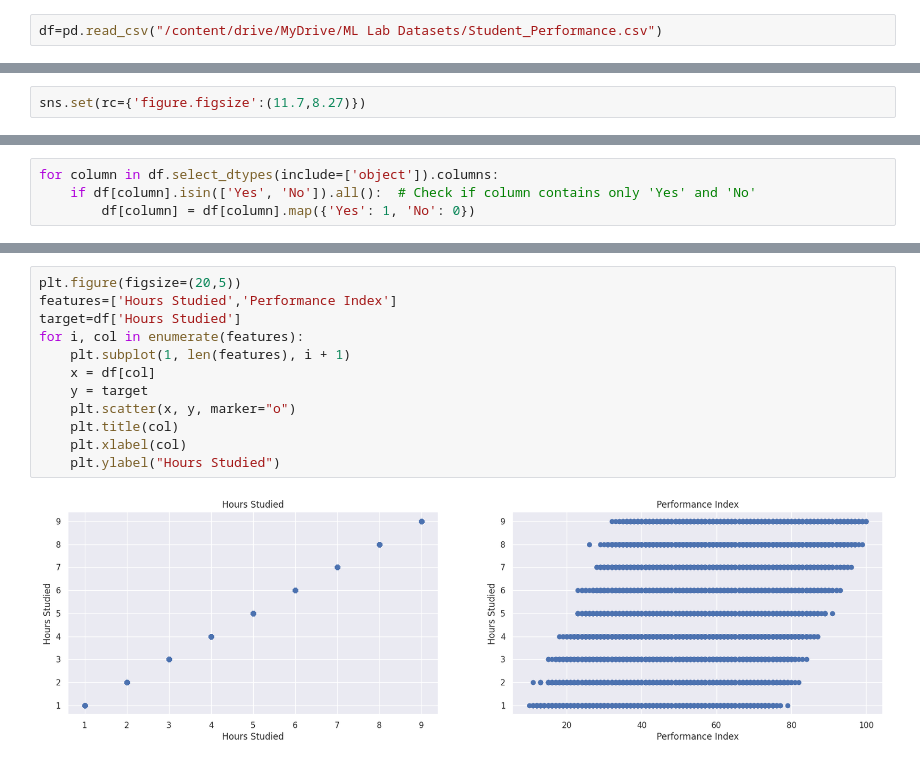
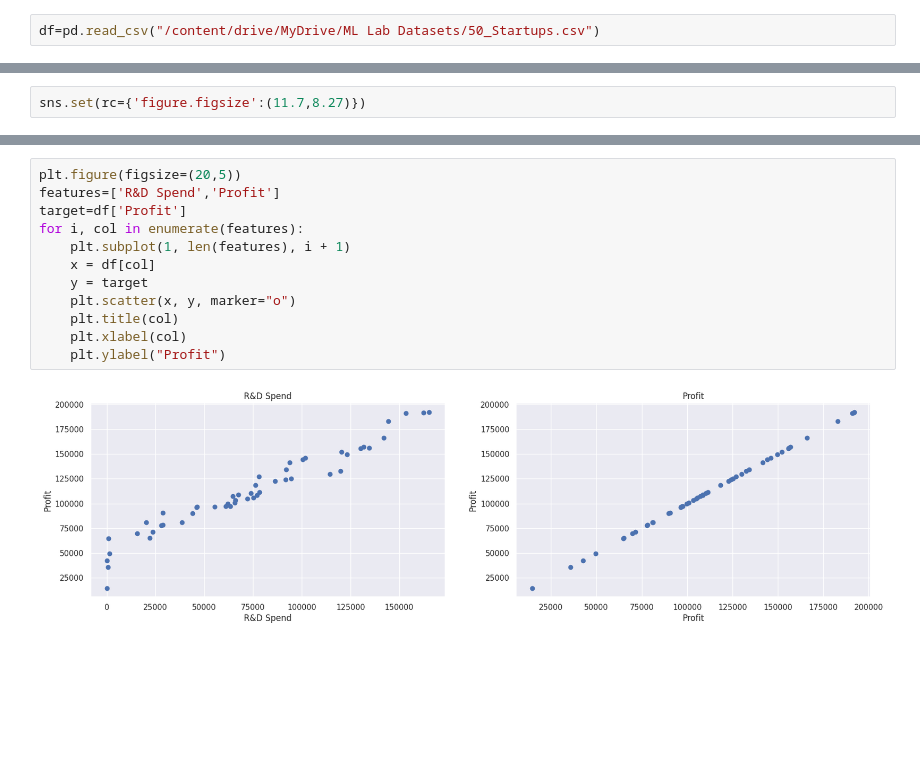
Before and after one commit to nishanth-sudo/ML-Laboratory, a Jupyter notebook: Multivariate_Linear_Regression.ipynb, the cells around one changed output, grey strips where cells are left out. Drawn from its saved outputs; the diff is of its cells as text; blank space fills up the shorter version.

```diff
--- a/Multivariate_Linear_Regression.ipynb
+++ b/Multivariate_Linear_Regression.ipynb
@@ -5,7 +5,7 @@ import matplotlib.pyplot as plt
 import seaborn as sns
 import pandas as pd
 # %%
-df=pd.read_csv("/content/drive/MyDrive/ML Lab Datasets/Student_Performance.csv")
+df=pd.read_csv("/content/drive/MyDrive/ML Lab Datasets/50_Startups.csv")
 # %%
 df.head()
 # %% [output]
@@ -36,4 +34,0 @@ sns.histplot(df['Performance Index'],bins=30,kde=True, stat="density")
-# %%
-for column in df.select_dtypes(include=['object']).columns:
-    if df[column].isin(['Yes', 'No']).all():  # Check if column contains only 'Yes' and 'No'
-        df[column] = df[column].map({'Yes': 1, 'No': 0})
@@ -47,14 +44,14 @@ sns.heatmap(data=corr,annot=True)
 # %%
 plt.figure(figsize=(20,5))
-features=['Hours Studied','Performance Index']
-target=df['Hours Studied']
+features=['R&D Spend','Profit']
+target=df['Profit']
 for i, col in enumerate(features):
     plt.subplot(1, len(features), i + 1)
     x = df[col]
     y = target
     plt.scatter(x, y, marker="o")
     plt.title(col)
     plt.xlabel(col)
-    plt.ylabel("Hours Studied")
+    plt.ylabel("Profit")
 # %% [output]
-[figure, old version]
+[figure, new version]
```
Also changed, not shown: parts of 6 cells of this notebook.
